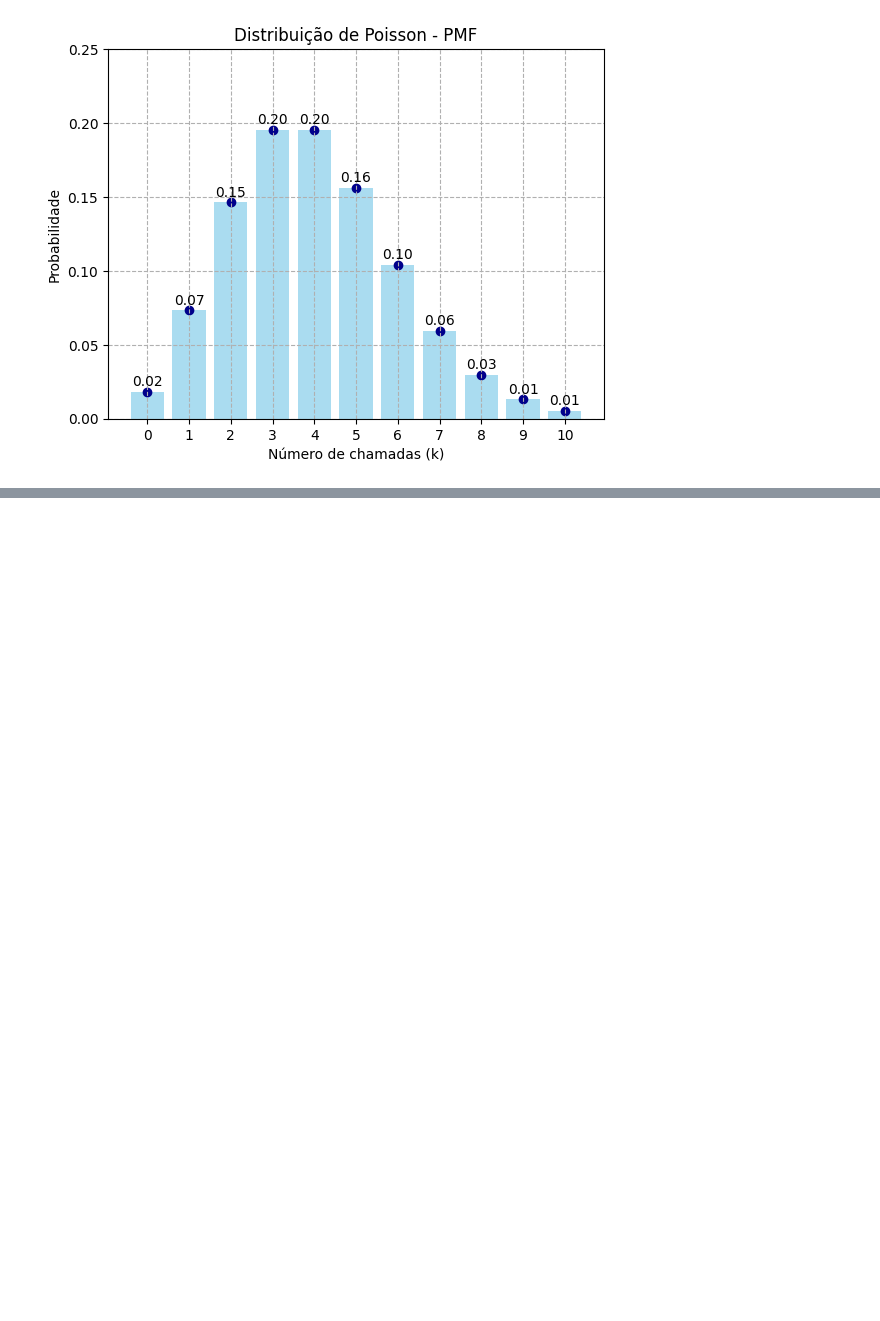
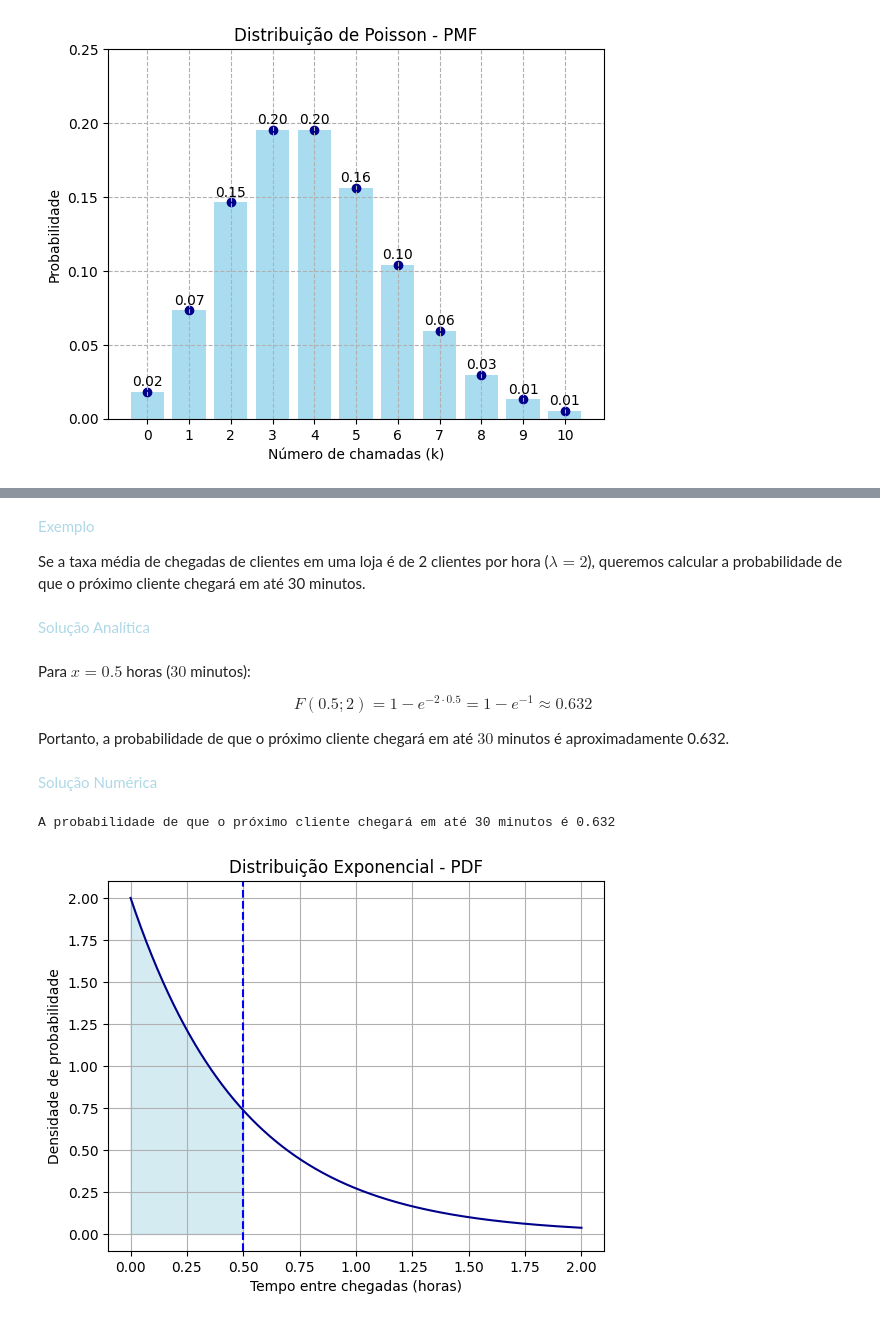
Before and after one commit to SauloSaturn/Data-Science-Docs-, a Jupyter notebook: Estatística_Inferencial_I_Distribuições_de_Probabilidade.ipynb, the cells around one changed output, grey strips where cells are left out. Saved outputs shown, nothing was run; the diff lists cells and outputs as text; code cells hidden in the pictures; blank space fills up the shorter version.

```diff
--- a/Estatística_Inferencial_I_Distribuições_de_Probabilidade.ipynb
+++ b/Estatística_Inferencial_I_Distribuições_de_Probabilidade.ipynb
@@ -273,0 +315,63 @@ plt.show()
+# %% [markdown]
+<font color = lightblue>  Exemplo
+
+Se a taxa média de chegadas de clientes em uma loja é de 2 clientes por hora ($\lambda = 2$), queremos calcular a probabilidade de que o próximo cliente chegará em até 30 minutos.
+# %% [markdown]
+<font color = lightblue> Solução Analítica
+# %% [markdown]
+
+Para $x = 0.5$ horas ($30$ minutos):
+
+$$
+F(0.5; 2) = 1 - e^{-2 \cdot 0.5} = 1 - e^{-1} \approx 0.632
+$$
+
+Portanto, a probabilidade de que o próximo cliente chegará em até $30$ minutos é aproximadamente 0.632.
+# %% [markdown]
+<font color = lightblue> Solução Numérica
+# %%
+from scipy.stats import expon
+
+# Taxa média de chegadas (clientes por hora)
+lambda_ = 2
+
+# Tempo em que queremos calcular a probabilidade (em horas)
+x = 0.5  # 30 minutos
+
+# Calculando a probabilidade usando a função de distribuição acumulada (CDF) da distribuição exponencial
+probabilidade = expon.cdf(x, scale = 1/lambda_)
+
+print('A probabilidade de que o próximo cliente chegará em até 30 minutos é', round(probabilidade, 3))
+# %% [output]
+A probabilidade de que o próximo cliente chegará em até 30 minutos é 0.632
+# %%
+import numpy as np
+import matplotlib.pyplot as plt
+from scipy.stats import expon
+
+# Taxa média de chegadas (clientes por hora)
+lambda_ = 2
+
+# Valores de x para plotar a PDF
+x_values = np.linspace(0, 2, 1000)
+pdf_values = expon.pdf(x_values, scale = 1/lambda_)
+
+# Tempo até 30 minutos (0.5 horas)
+x_highlight = 0.5
+highlight_prob = expon.cdf(x_highlight, scale = 1/lambda_)
+
+# Plotando a PDF da distribuição exponencial
+plt.plot(x_values, pdf_values, color='Darkblue')
+plt.fill_between(x_values, pdf_values, where=(x_values <= x_highlight), color='Lightblue', alpha=0.5)
+
+# Adicionando uma linha vertical para destacar x = 0.5
+plt.axvline(x=x_highlight, color='blue', linestyle='--')
+
+# Configurações adicionais do gráfico
+plt.title('Distribuição Exponencial - PDF')
+plt.xlabel('Tempo entre chegadas (horas)')
+plt.ylabel('Densidade de probabilidade')
+plt.grid(True)
+plt.show()
+# %% [output]
+[figure, added]
```
Also changed, not shown: parts of 5 cells of this notebook.
